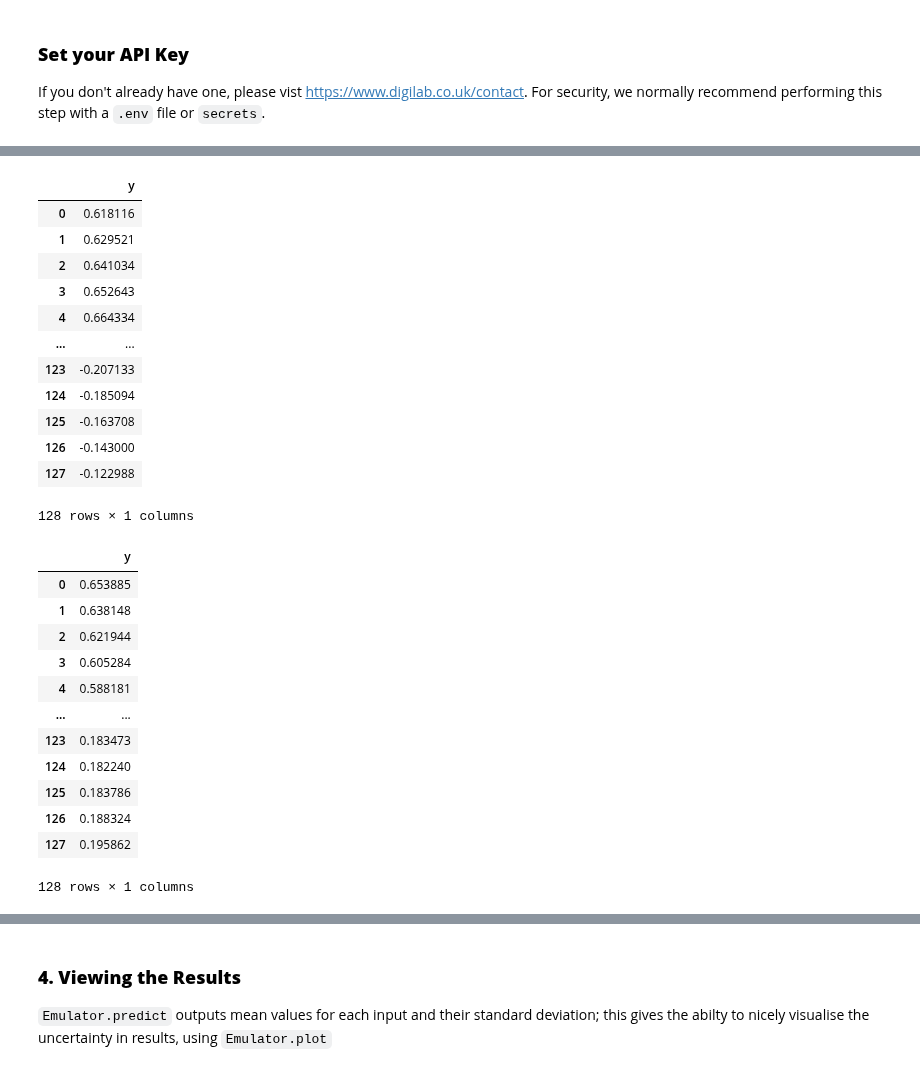
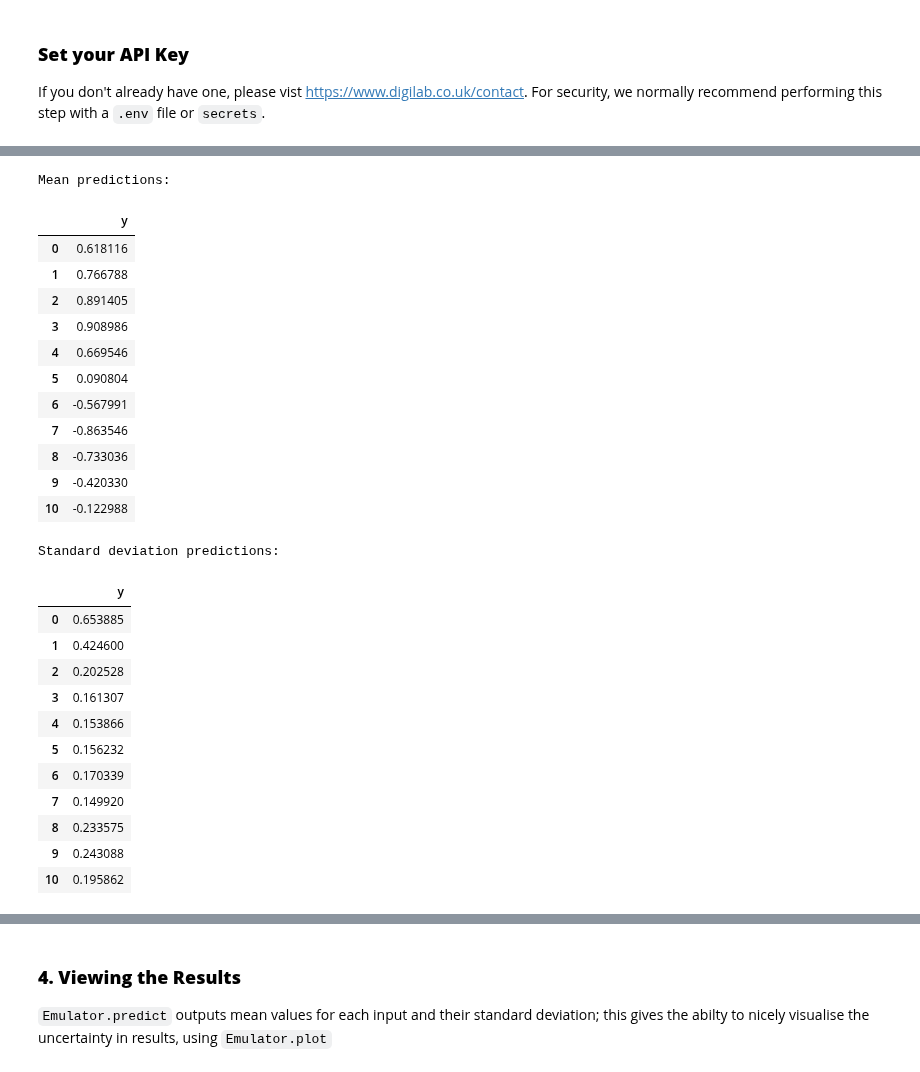
Before and after one commit to digiLab-ai/twinLab-Tutorials, a Jupyter notebook: 00-quickstart.ipynb, the cells around one changed output, grey strips where cells are left out. Saved outputs shown, nothing was run; the diff lists cells and outputs as text; code cells hidden in the pictures.

```diff
--- a/00-quickstart.ipynb
+++ b/00-quickstart.ipynb
@@ -29,7 +24,7 @@ import twinlab as tl
 
 If you don't already have one, please vist [https://www.digilab.co.uk/contact](https://www.digilab.co.uk/contact). For security, we normally recommend performing this step with a `.env` file or `secrets`.
 # %%
-tl.set_api_key("YOUR_API_KEY")
+tl.set_api_key("REPLACE_THIS_WITH_YOUR_API_KEY")
 # %% [markdown]
 ### **1. Upload a dataset to twinLab**
 
@@ -94,9 +68,10 @@ To train the model we use the `Emulator.train` method, passing in the `TrainPara
 # %%
 # Initialise emulator
-emulator = tl.Emulator("Quickstart_Model")
+emulator = tl.Emulator("quickstart-model")
 
-# Define the training parameters for your emulator. E.g.
-params = tl.TrainParams(train_test_ratio=1.0)
+# Define the training parameters for the emulator.
+# For example, here we set the train_test_ratio to 1, meaning that the entire dataset will be used for training.
+params = tl.TrainParams(train_test_ratio=1.)
 
 # Train the mulator using the train method
 emulator.train(
@@ -114,43 +89,46 @@ You'll need a dataset of inputs for which you want to find outputs. Ensure that
 # %%
 # We'll define some example inputs for the dataset
-x_predict = np.linspace(0, 1, 128)
+x_predict = np.linspace(0, 1, 11)
 
 # And convert them to a DataFrame
 df_predict = pd.DataFrame({"x": x_predict})
 
 # Now we'll predict the results.
-# This returns a tuple with two dataframes:
-# 1. The mean prediction for each input;
-# 2. The standard deviation for each.
+# This returns a tuple of two dataframes:
+# 1. The mean prediction corresponding to each input
+# 2. The standard deviation corresponding to each input
 predictions_mean, predictions_std = emulator.predict(df_predict)
 
+# Write the predictions to the screen
+print("Mean predictions:")
 display(predictions_mean)
+print("Standard deviation predictions:")
 display(predictions_std)
 # %% [output]
+Mean predictions:
 |  | y |
 | 0 | 0.618116 |
-| 1 | 0.629521 |
-| 2 | 0.641034 |
-| 3 | 0.652643 |
-| 4 | 0.664334 |
-| ... | ... |
-| 123 | -0.207133 |
-| 124 | -0.185094 |
-| 125 | -0.163708 |
-| 126 | -0.143000 |
-| 127 | -0.122988 |
+| 1 | 0.766788 |
+| 2 | 0.891405 |
+| 3 | 0.908986 |
+| 4 | 0.669546 |
+| 5 | 0.090804 |
+| 6 | -0.567991 |
+| 7 | -0.863546 |
+| 8 | -0.733036 |
+| 9 | -0.420330 |
+| 10 | -0.122988 |
-128 rows × 1 columns
+Standard deviation predictions:
 |  | y |
 | 0 | 0.653885 |
-| 1 | 0.638148 |
-| 2 | 0.621944 |
-| 3 | 0.605284 |
-| 4 | 0.588181 |
-| ... | ... |
-| 123 | 0.183473 |
-| 124 | 0.182240 |
-| 125 | 0.183786 |
-| 126 | 0.188324 |
-| 127 | 0.195862 |
+| 1 | 0.424600 |
+| 2 | 0.202528 |
+| 3 | 0.161307 |
+| 4 | 0.153866 |
+| 5 | 0.156232 |
+| 6 | 0.170339 |
+| 7 | 0.149920 |
+| 8 | 0.233575 |
+| 9 | 0.243088 |
+| 10 | 0.195862 |
-128 rows × 1 columns
 # %%
```
Also changed, not shown: parts of 10 cells of this notebook.
